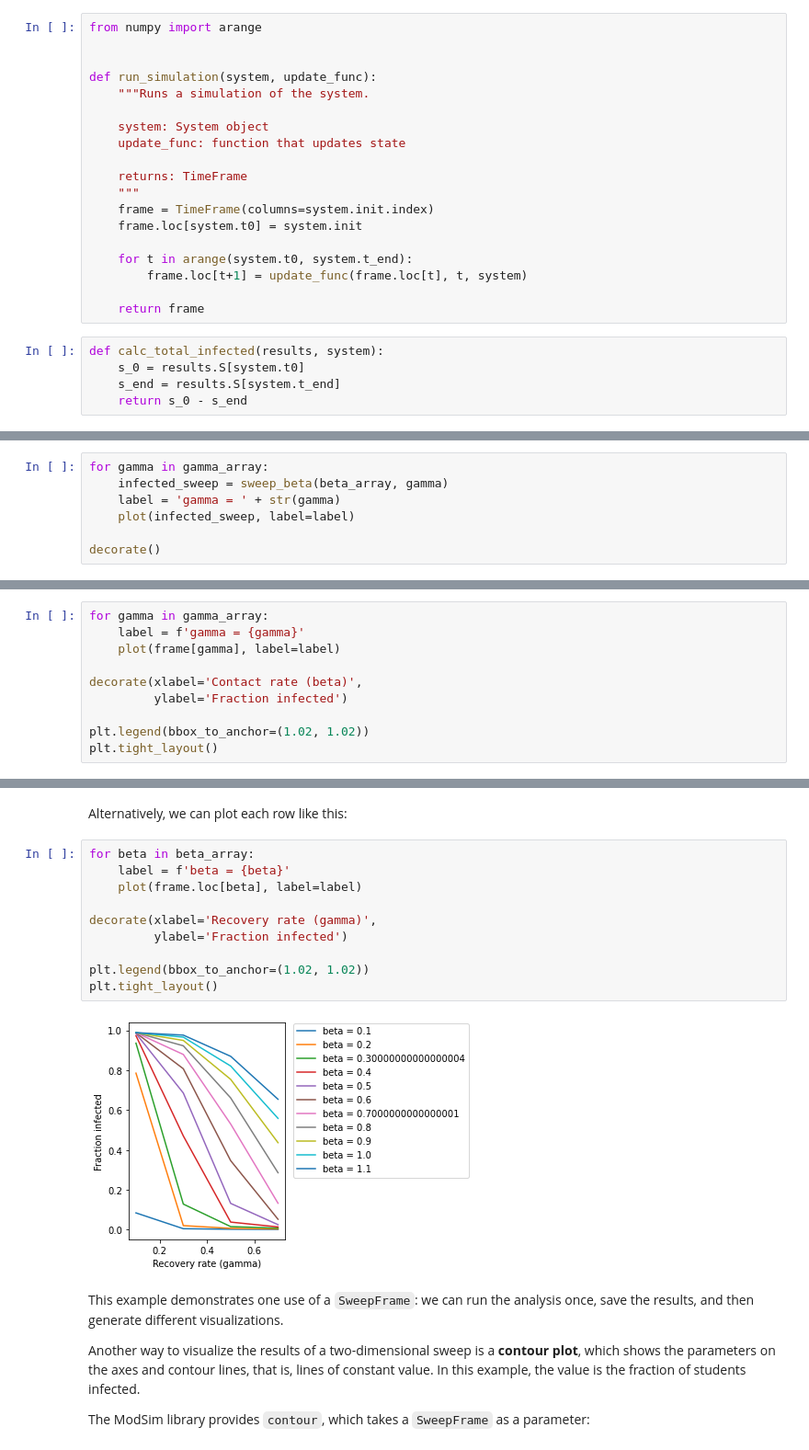
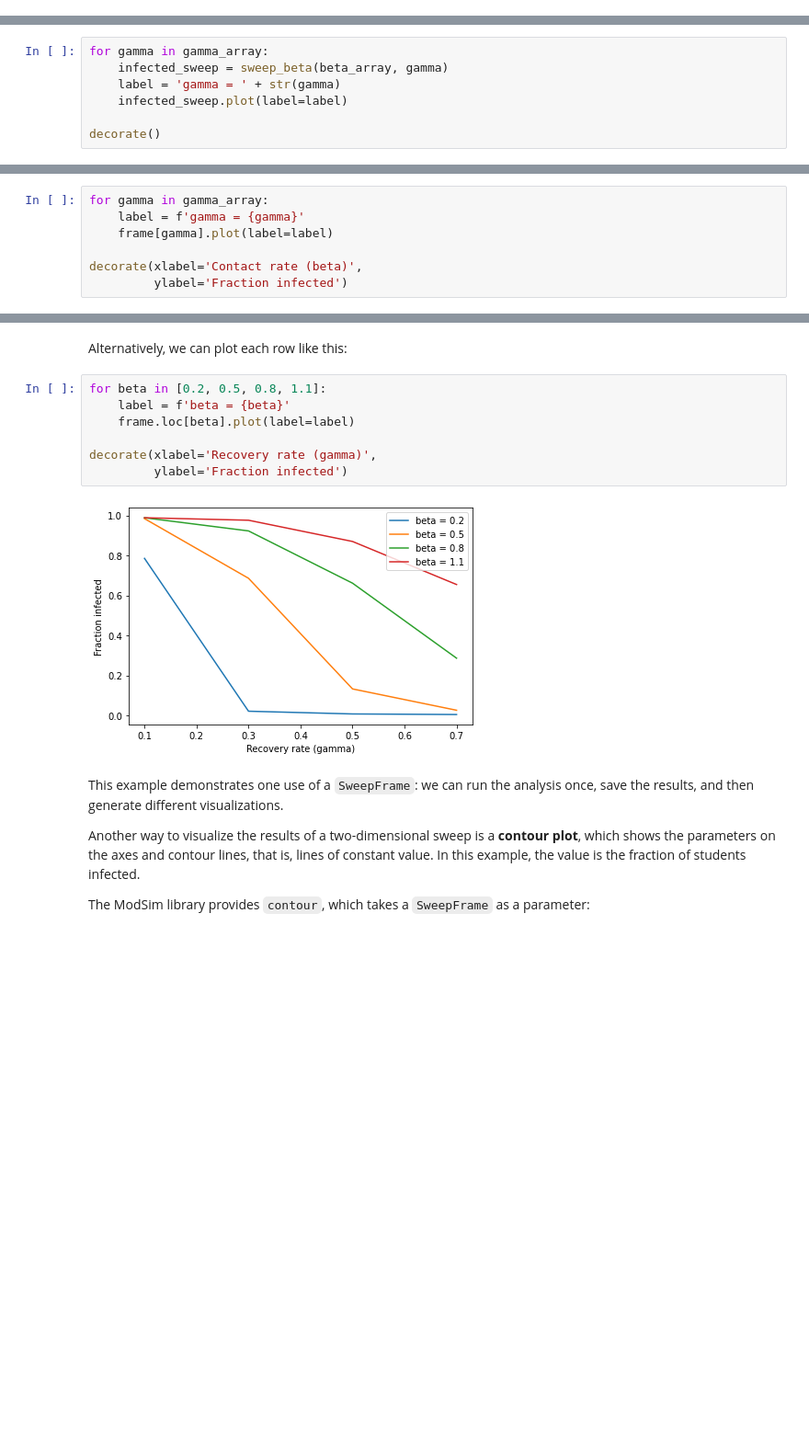
Before and after one commit to AllenDowney/ModSim, a Jupyter notebook: python/soln/chap13.ipynb, the cells around one changed output, grey strips where cells are left out. Shown at 92% size. Saved outputs shown, nothing was run; the diff lists cells and outputs as text; blank space fills up the shorter version.

```diff
--- a/python/soln/chap13.ipynb
+++ b/python/soln/chap13.ipynb
@@ -74,24 +30,0 @@ def update_func(state, t, system):
-# %%
-from numpy import arange
-
-
-def run_simulation(system, update_func):
-    """Runs a simulation of the system.
-
-    system: System object
-    update_func: function that updates state
-
-    returns: TimeFrame
-    """
-    frame = TimeFrame(columns=system.init.index)
-    frame.loc[system.t0] = system.init
-
-    for t in arange(system.t0, system.t_end):
-        frame.loc[t+1] = update_func(frame.loc[t], t, system)
-
-    return frame
-# %%
-def calc_total_infected(results, system):
-    s_0 = results.S[system.t0]
-    s_end = results.S[system.t_end]
-    return s_0 - s_end
@@ -204,7 +141,7 @@ And run `sweep_beta` for each value of `gamma`:
 for gamma in gamma_array:
     infected_sweep = sweep_beta(beta_array, gamma)
     label = 'gamma = ' + str(gamma)
-    plot(infected_sweep, label=label)
+    infected_sweep.plot(label=label)
 
 decorate()
 # %% [output]
@@ -257,11 +193,8 @@ With the results in a `SweepFrame`, we can plot each column like this:
 # %%
 for gamma in gamma_array:
     label = f'gamma = {gamma}'
-    plot(frame[gamma], label=label)
+    frame[gamma].plot(label=label)
 
 decorate(xlabel='Contact rate (beta)',
          ylabel='Fraction infected')
-
-plt.legend(bbox_to_anchor=(1.02, 1.02))
-plt.tight_layout()
 # %% [output]
@@ -269,17 +202,14 @@ plt.tight_layout()
 # %% [markdown]
 Alternatively, we can plot each row like this:
 # %%
-for beta in beta_array:
+for beta in [0.2, 0.5, 0.8, 1.1]:
     label = f'beta = {beta}'
-    plot(frame.loc[beta], label=label)
+    frame.loc[beta].plot(label=label)
 
 decorate(xlabel='Recovery rate (gamma)',
          ylabel='Fraction infected')
-
-plt.legend(bbox_to_anchor=(1.02, 1.02))
-plt.tight_layout()
 # %% [output]
-[figure, old version]
+[figure, new version]
 # %% [markdown]
 This example demonstrates one use of a `SweepFrame`: we can run the analysis once, save the results, and then generate different visualizations.
 
```
Also changed, not shown: parts of 13 cells of this notebook, 15 other files.
